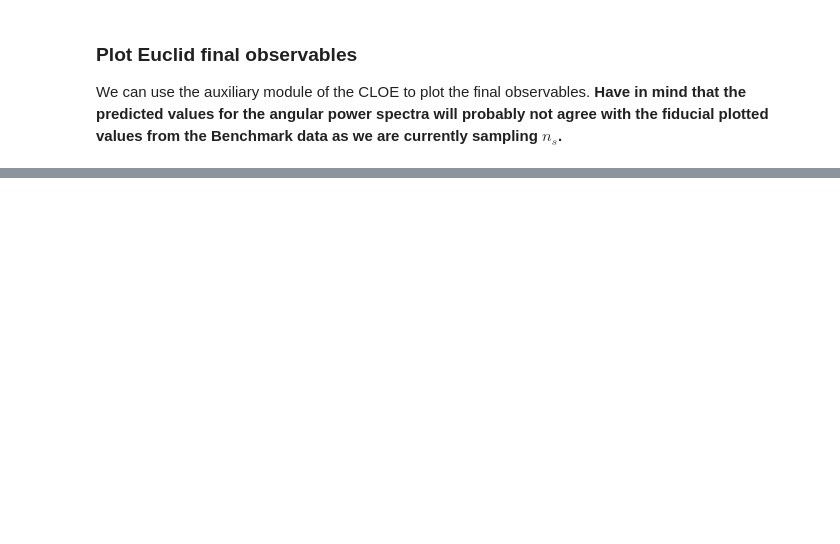
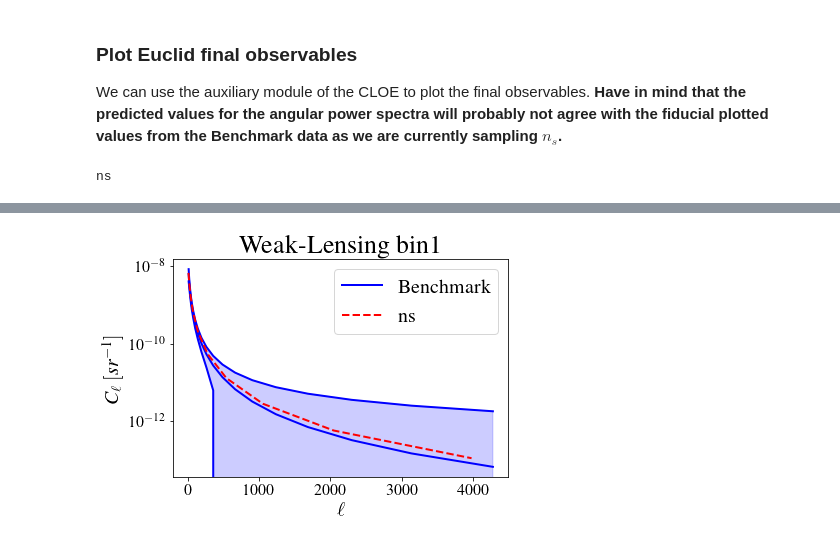
Before and after one commit to testarnyttnamn/testnamemaster, a Jupyter notebook: notebooks/DEMO.ipynb, the cells around one changed output, grey strips where cells are left out. Drawn from its saved outputs; the diff is of its cells as text; code cells hidden in the pictures; blank space fills up the shorter version.

```diff
--- a/notebooks/DEMO.ipynb
+++ b/notebooks/DEMO.ipynb
@@ -278,23 +284,23 @@ from likelihood.auxiliary.yaml_handler import yaml_read
 
 # A test configuration yaml file is in 'configs/config_test.yaml'
 # We can play with this file, or use another config file ...
-config_test_path = Path(__file__).resolve().parents[1] / 'configs' / 'config_test.yaml'
+#config_test_path = Path(os.getcwd()).resolve().parents[0] / 'configs' / 'config_test.yaml'
 # Loading the dictionary from the file
-config_test_dict = yaml_read(config_test_path)
-info = config_test_dict['Cobaya']
+#config_test_dict = yaml_read(config_test_path)
+#info = config_test_dict['Cobaya']
 # And read the model file name (only for this case, 'params' value is a file name where the model is specified)
 # We can play with this model file, or use another model file ...
-model_file = info['params']
+#model_file = info['params']
 # Joing the complete path for the model file
-model_path = config_test_path.parent.joinpath(model_file)
+#model_path = config_test_path.parent.joinpath(model_file)
 # Writing params.yaml, without the cosmological parameters
-write_params_yaml_from_model_yaml(model_path)
+#write_params_yaml_from_model_yaml(model_path)
 # Updating the Cobaya info dictionary from the model
 # i.e. writing the whole 'params' dict instead of the model file name
-update_cobaya_dict_from_model_yaml(info, model_path)
+#update_cobaya_dict_from_model_yaml(info, model_path)
 # Updating the Cobaya dictionary to add the halofit version corresponding to the selected NL flag
 # This is currently 0 in the loaded yaml file, i.e. no halofit is called
-update_cobaya_dict_with_halofit_version(info, model_path)
+# update_cobaya_dict_with_halofit_version(info, model_path)
 
 # Now we are ready to run cobaya
 # %%
@@ -688,6 +790,8 @@ from likelihood.auxiliary.plotter import Plotter
 # %%
 for k in model.parameterization.sampled_params():
     print(k)
+# %% [output]
+ns
 # %%
 # Weak-Lensing angular power spectrum according to the IST:L recipe
 fig1 = plt.figure()
@@ -701,7 +805,8 @@ ax1 = pl_inst.plot_external_Cl_phot(1, 1, ax1, probe='WL', pl_label='Benchmark')
 ax1 = pl_inst.plot_Cl_phot(np.logspace(1, 3.6, 10), 1, 1, ax1, probe='WL', pl_colour='r', pl_linestyle='--', pl_label=pl_label)
 ax1.set_xlabel(r'$\ell$', fontsize=20)
 ax1.set_ylabel(r'$C_\ell$ $[sr^{-1}]$', fontsize=20)
-ax1.set_xscale('log')
+ax1.set_xscale('linear')
 ax1.set_yscale('log')
 ax1.set_title('Weak-Lensing bin1')
 ax1.legend();
+# %% [output]
@@ -708,3 +814,4 @@ ax1.legend();
+[figure, added]
 # %%
 # GC-photo(z) angular power spectrum
 
```
Also changed, not shown: parts of 19 cells of this notebook, 11 other files.
